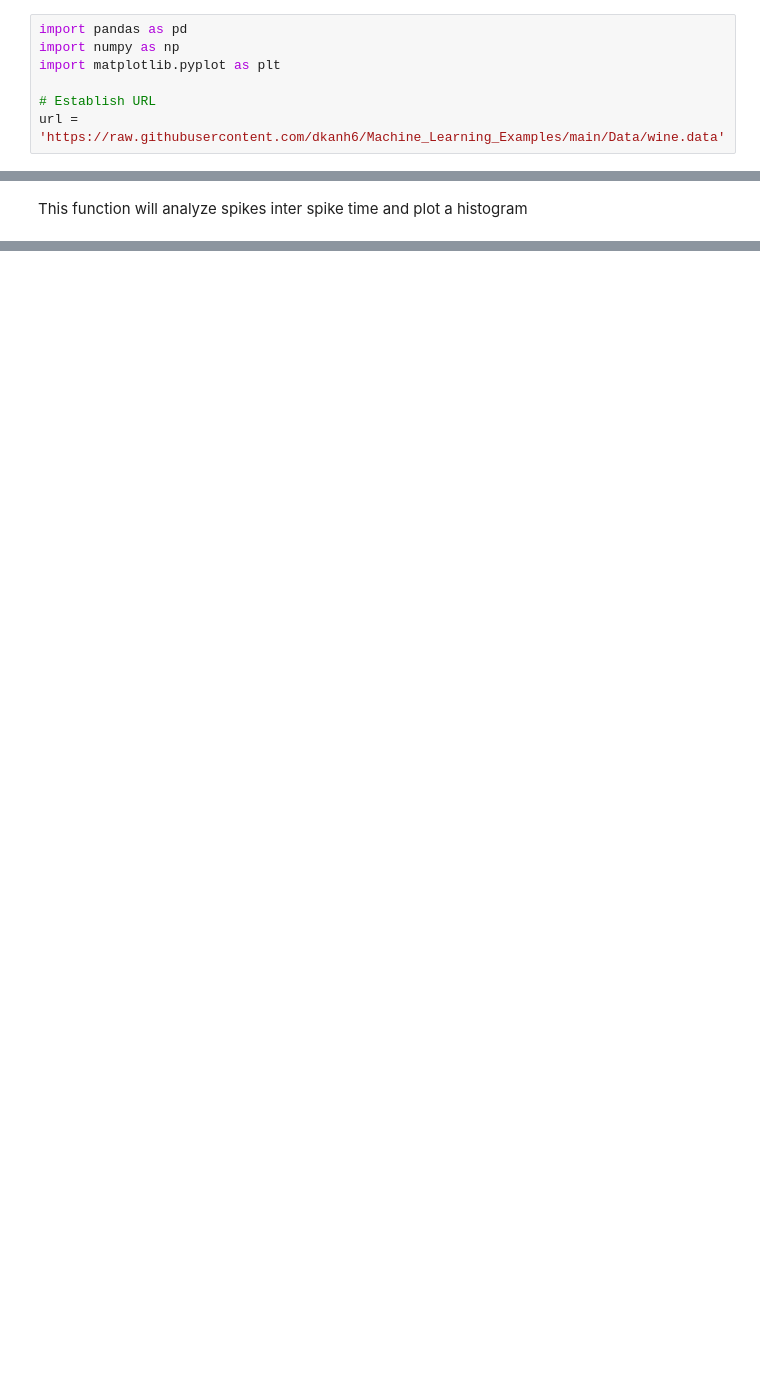
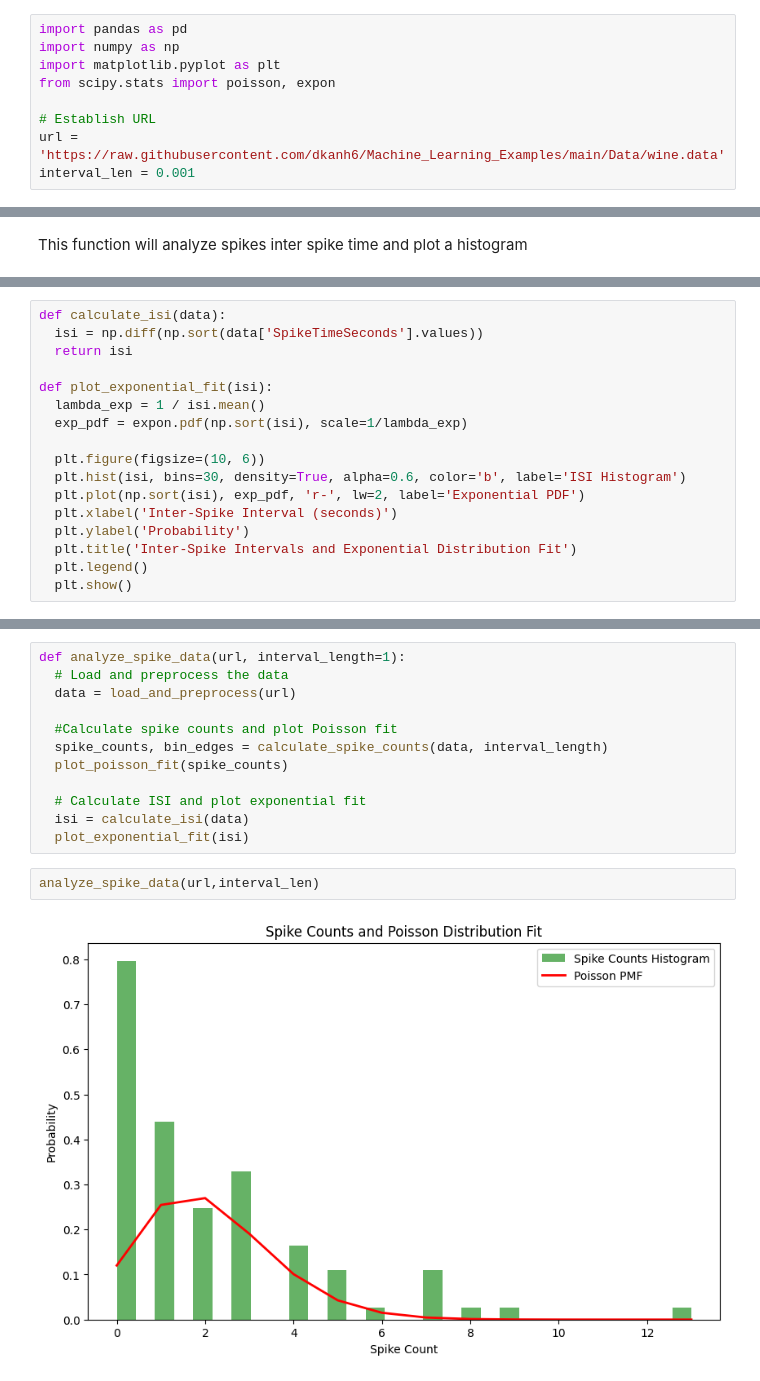
Before and after one commit to dkanh6/CMP_SC-7540-Neural-Models, a Jupyter notebook: MiniProject2.ipynb, the cells around one changed output, grey strips where cells are left out. Cells and saved outputs as stored; diff of their text form; blank space fills up the shorter version.

```diff
--- a/MiniProject2.ipynb
+++ b/MiniProject2.ipynb
@@ -6,6 +6,8 @@ Import Data and Extract it into useable data structure
 import pandas as pd
 import numpy as np
 import matplotlib.pyplot as plt
+from scipy.stats import poisson, expon
 
 # Establish URL
 url = 'https://raw.githubusercontent.com/dkanh6/Machine_Learning_Examples/main/Data/wine.data'
+interval_len = 0.001
@@ -45,0 +74,17 @@ def plot_poisson_fit(spike_counts)
+# %%
+def calculate_isi(data):
+  isi = np.diff(np.sort(data['SpikeTimeSeconds'].values))
+  return isi
+
+def plot_exponential_fit(isi):
+  lambda_exp = 1 / isi.mean()
+  exp_pdf = expon.pdf(np.sort(isi), scale=1/lambda_exp)
+
+  plt.figure(figsize=(10, 6))
+  plt.hist(isi, bins=30, density=True, alpha=0.6, color='b', label='ISI Histogram')
+  plt.plot(np.sort(isi), exp_pdf, 'r-', lw=2, label='Exponential PDF')
+  plt.xlabel('Inter-Spike Interval (seconds)')
+  plt.ylabel('Probability')
+  plt.title('Inter-Spike Intervals and Exponential Distribution Fit')
+  plt.legend()
+  plt.show()
@@ -45,0 +93,16 @@ def plot_poisson_fit(spike_counts)
+# %%
+def analyze_spike_data(url, interval_length=1):
+  # Load and preprocess the data
+  data = load_and_preprocess(url)
+
+  #Calculate spike counts and plot Poisson fit
+  spike_counts, bin_edges = calculate_spike_counts(data, interval_length)
+  plot_poisson_fit(spike_counts)
+
+  # Calculate ISI and plot exponential fit
+  isi = calculate_isi(data)
+  plot_exponential_fit(isi)
+# %%
+analyze_spike_data(url,interval_len)
+# %% [output]
+[figure, added]
```
Also changed, not shown: parts of 6 cells of this notebook.
